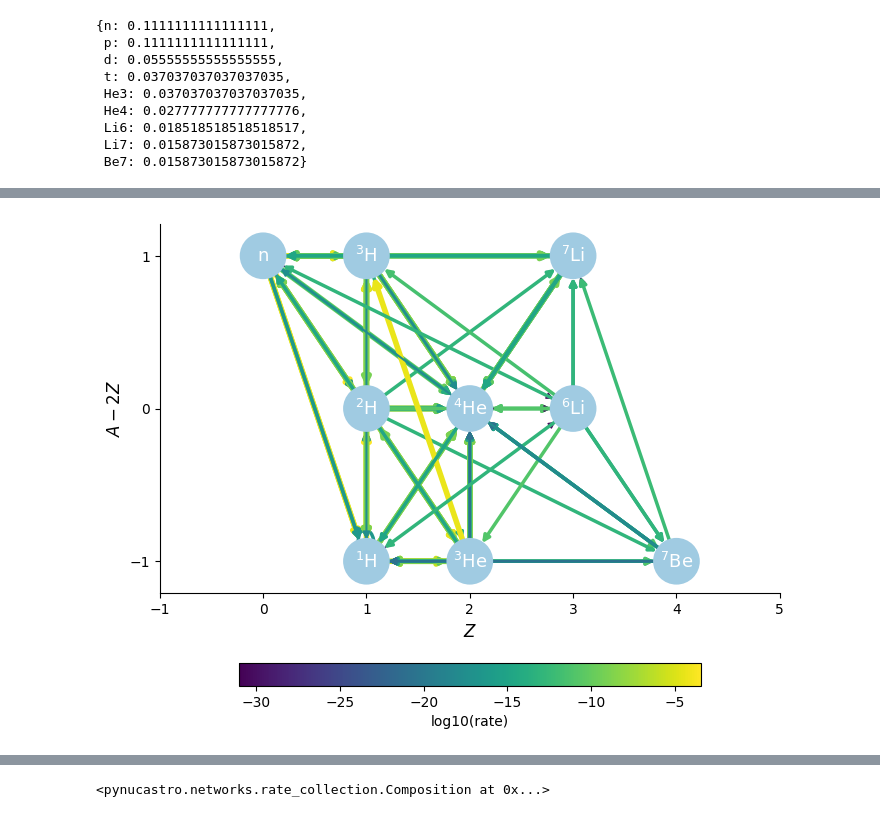
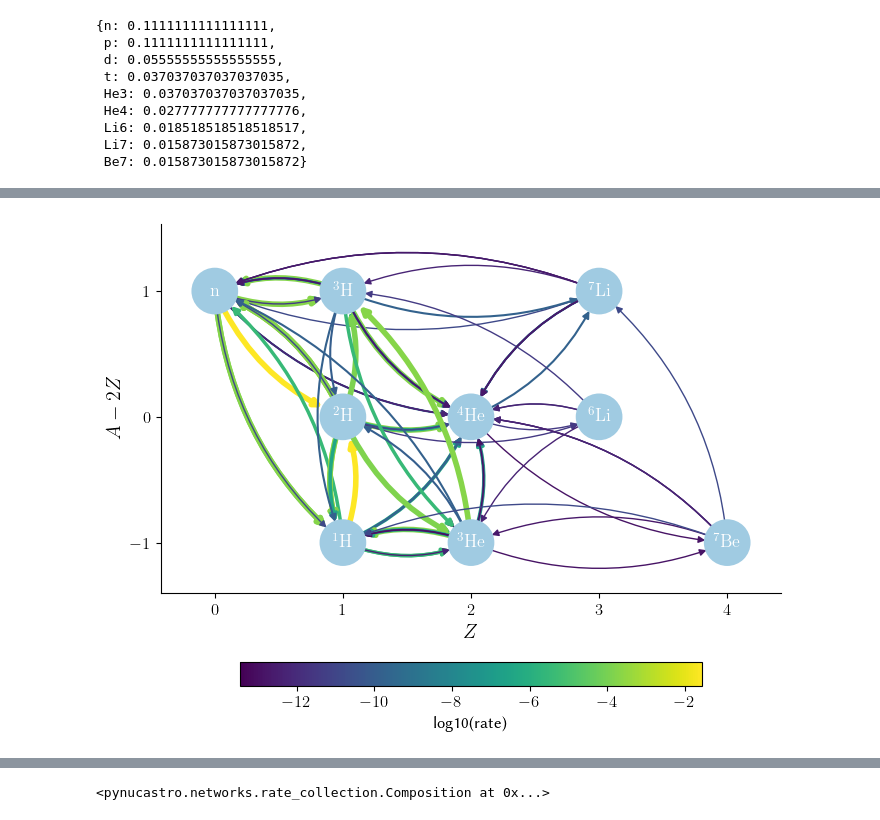
Before and after one commit to hansbdein/Speciale, a Jupyter notebook: Pna plots.ipynb, the cells around one changed output, grey strips where cells are left out. Cells and saved outputs as stored; diff of their text form; code cells hidden in the pictures.

```diff
--- a/Pna plots.ipynb
+++ b/Pna plots.ipynb
@@ -235,3 +238,15 @@ equalcomp.get_molar()
 # %%
 earlyrho=1.6228855793577016e-05
 earlyT=9e8
+# %%
+width = 5.1
+fontsize = 11
+
+
+plt.rcParams.update({
+    'text.usetex'        : True,
+    'font.family'        : 'sans-serif',
+    'font.size'          : fontsize,
+    'text.latex.preamble': r'\usepackage{libertine}'
+})
+#plt.rcParams['text.latex.preamble'] = r'\usepackage{libertine}'
@@ -274,0 +299,17 @@ latecomp.get_molar()
+# %%
+Xmax=np.array([8.87257398e-02, 8.37194114e-01, 2.62126107e-03, 5.78810170e-05,
+       9.75502114e-07, 1.71652620e-02, 5.28688970e-14, 8.46159258e-10,
+       4.46254347e-14, 7.22161135e-16, 5.04179872e-16, 5.18988906e-30,
+       6.69559216e-21, 9.22766574e-17, 7.06196843e-21, 4.02032401e-24,
+       1.29910499e-17, 6.92530327e-19, 1.76357385e-19, 8.47648984e-36,
+       3.52860865e-22, 2.32983049e-20, 8.86861961e-23, 1.15222446e-26,
+       1.06706900e-25, 4.56684292e-23])
+maxcomp = pyna.Composition(rc.get_nuclei())
+for i in range(len(all_nuclei)):
+
+    maxcomp.set_nuc(all_nuclei[i], Xmax[i])
+
+maxrho=1.3965079002307045e-05
+maxT=860634292.96
+#301 seconds
+maxcomp.get_molar()
@@ -275,6 +326,6 @@ latecomp.get_molar()
 # %%
-fig = rc.plot(laterho, lateT, latecomp, rotated=True, rate_filter_function=lambda r: r.Q > 0)
+fig = rc.plot(maxrho, maxT, maxcomp, rotated=True,curved_edges=True,ydot_cutoff_value=1.6e-14)#,outfile='TeX/figures/smallnet5minutes.pdf')#, rate_filter_function=lambda r: r.Q > 0)
 # %% [output]
-[figure, old version]
+[figure, new version]
 # %%
 bbn_network.plot_jacobian(earlyrho, earlyT, comp, rate_scaling=3.e11)
```
Also changed, not shown: parts of 18 cells of this notebook, 28 other files.
